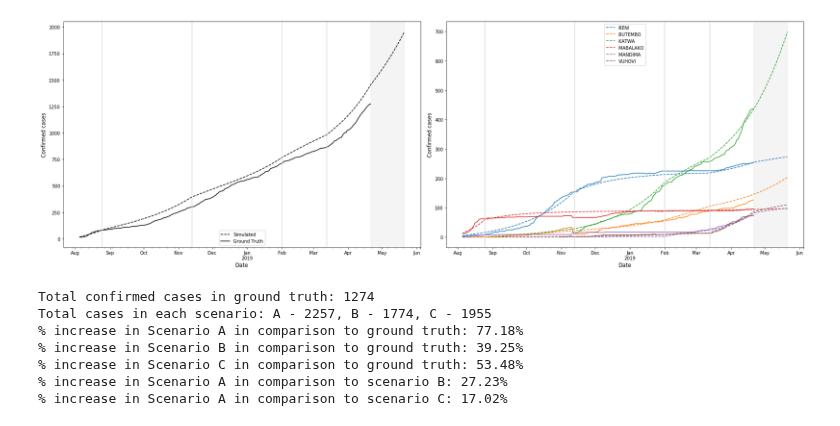
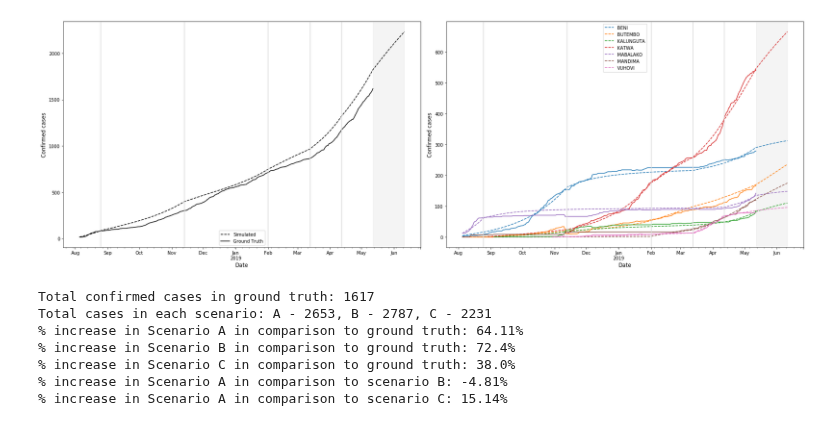
Before and after one commit to NSSAC/DRC_Ebola_2018, a Jupyter notebook: notebooks/calib_checkpointing.ipynb, the cells around one changed output. Drawn from its saved outputs; the diff is of its cells as text; code cells hidden in the pictures.

```diff
--- a/notebooks/calib_checkpointing.ipynb
+++ b/notebooks/calib_checkpointing.ipynb
@@ -18,9 +18,9 @@ from tqdm import tqdm
 def run_patchsim(x,forecast=False):
     prep_param_file(x)
     if forecast:
+        stages = 7
+    else:
         stages = 6
-    else:
-        stages = 5
 
     for s in range(stages):
         cfg = sim.read_config('../data/patchsim/calib_cps/cfg_stage{}.txt'.format(s))
@@ -49,12 +49,12 @@ def prep_param_file(x):
         param_df[param_df.stage==s][['id','beta','alpha','gamma']].to_csv('../data/patchsim/calib_cps/param_stage{}.txt'.format(s),sep=' ',index=None)
     return
 # %%
-gt = pd.read_csv('../data/Ebola_Updated_Apr21.csv', delimiter=',')
+gt = pd.read_csv('../data/ebola_drc_updates/Ebola_Updated_May12.csv', delimiter=',')
 gt['Date'] = gt.date.apply(lambda x: datetime.strptime(str(x),'%Y%m%d'))
 gt['Ob_Day'] = gt.Date.apply(lambda x : (x - datetime.strptime('20180805','%Y%m%d')).days)
 gt = gt[gt.Date>=datetime.strptime('20180805','%Y%m%d')] ## Starting on August 5th, the first non-NaN value
 
-key_hzs = gt[gt.Date==gt.Date.max()][['health_zone','total_c']].sort_values('total_c',ascending=False).head(7)['health_zone'].values
+key_hzs = gt[gt.Date==gt.Date.max()][['health_zone','total_c']].sort_values('total_c',ascending=False).head(8)['health_zone'].values
 key_hzs = sorted(list(set(key_hzs) - {'all'}))
 
 T = len(gt[gt.health_zone=='all'])
@@ -137,6 +166,9 @@ particles_df.to_csv('../outputs/cp_particles.csv')
 # x_opt = [0.2599897740591754, 0.20795955479216033, 0.11668827288373881, 0.06318717639586165, 0.20088160521758575, 0.11065333548067946, 0.17111572153950488, 0.21893585329395385]
 
 # Optimal parameter from Apr 25th run based on Apr 21st data
-x_opt = [0.24780842205989326, 0.20668127826698027, 0.13013338716881456, 0.07641718404895377, 0.21284823187006857, 0.1087054452207782, 0.18634245845318365, 0.2030580822211657]
+# x_opt = [0.24780842205989326, 0.20668127826698027, 0.13013338716881456, 0.07641718404895377, 0.21284823187006857, 0.1087054452207782, 0.18634245845318365, 0.2030580822211657]
+
+# Optimal parameter from Apr 25th run based on May 12th data
+x_opt = [0.2544839921230732, 0.20816904205295148, 0.12331984585003153, 0.06589663942463414, 0.21957826805161978, 0.10949495116113445, 0.16633438459897612, 0.21157030175615732, 0.16550594035642716, 0.14436121066875687, 0.21629832228389465]
 # %%
 out_dict = {}
@@ -152,16 +182,16 @@ scenario = 'C'
 if forecast:
 
     if scenario=='A':
-        temp = pd.read_csv('../data/patchsim/calib_cps/param_stage4.txt',delim_whitespace=True)
-        temp.to_csv('../data/patchsim/calib_cps/param_stage5.txt',sep=' ',index=None)
+        temp = pd.read_csv('../data/patchsim/calib_cps/param_stage5.txt',delim_whitespace=True)
+        temp.to_csv('../data/patchsim/calib_cps/param_stage6.txt',sep=' ',index=None)
 
     if scenario=='B':
-        temp = pd.read_csv('../data/patchsim/calib_cps/param_stage3.txt',delim_whitespace=True)
-        temp.to_csv('../data/patchsim/calib_cps/param_stage5.txt',sep=' ',index=None)
+        temp = pd.read_csv('../data/patchsim/calib_cps/param_stage4.txt',delim_whitespace=True)
+        temp.to_csv('../data/patchsim/calib_cps/param_stage6.txt',sep=' ',index=None)
 
     if scenario=='C':
-        temp = pd.read_csv('../data/patchsim/calib_cps/param_stage2.txt',delim_whitespace=True)
-        temp.to_csv('../data/patchsim/calib_cps/param_stage5.txt',sep=' ',index=None)
+        temp = pd.read_csv('../data/patchsim/calib_cps/param_stage3.txt',delim_whitespace=True)
+        temp.to_csv('../data/patchsim/calib_cps/param_stage6.txt',sep=' ',index=None)
 
 out_df = run_patchsim(x_opt,forecast)
 
@@ -185,7 +215,7 @@ axarr[1].set_prop_cycle(None)
 for h in key_hzs:
     gt[gt.health_zone==h.capitalize()].reset_index().plot(x='Date',y='total_c',ax=axarr[1],legend=None)
 
-cp_timings = [20,100,180,220]
+cp_timings = [20,100,180,220,250]
 cp_dates = gt[gt.Ob_Day.isin(cp_timings)]['Date'].unique()
 for t in cp_dates:
     axarr[0].axvline(t,color='#dbdbdb')
@@ -200,34 +230,34 @@ axarr[0].set_xlabel('Date',fontsize=12)
 axarr[1].set_xlabel('Date',fontsize=12)
 
 axarr[0].set_ylabel('Confirmed cases',fontsize=12)
 axarr[1].set_ylabel('Confirmed cases',fontsize=12)
 
 if forecast:
     axarr[0].axvspan(dates[-horizon-1],dates[-1],color='#dbdbdb',alpha=0.3)
     axarr[1].axvspan(dates[-horizon-1],dates[-1],color='#dbdbdb',alpha=0.3)
 
     #plt.suptitle('Forecast Scenario {}'.format(scenario),fontsize=16)
     plt.tight_layout()
     plt.savefig('../plots/forecast_scenario_{}.png'.format(scenario),dpi=100)
 else:
     #plt.suptitle('Model calibration',fontsize=16)
     plt.tight_layout()
     plt.savefig('../plots/model_calibration.png',dpi=100)
 
 
 if forecast:
     out_df.index = out_df.index.str.replace('_',' ')
     out_df.columns = np.arange(1,len(out_df.columns)+1)
     out_wk = out_df.groupby((out_df.columns - 1)// 7, axis=1).sum()
     wk_range = out_wk.columns[:-1]
     out_wk = out_wk[wk_range]
 
     out_wk['Last5'] = out_wk[wk_range[-5:]].sum(axis=1)
     temp_df = out_wk.sort_values('Last5',ascending=False)[['Last5']]
     temp_df['risk_index'] = temp_df.Last5/temp_df.Last5.sum()
     temp_df[['risk_index']].head(10).to_html('../plots/risk_table_{}.html'.format(scenario))
 # %% [output]
-[figure, old version]
+[figure, new version]
 # %%
 curve_a = out_dict['A'].sum().cumsum().values
 curve_b = out_dict['B'].sum().cumsum().values
@@ -249,12 +279,12 @@ print('% increase in Scenario C in comparison to ground truth: {}%'.format(round
 print('% increase in Scenario A in comparison to scenario B: {}%'.format(round((tot_a-tot_b)*100/tot_b,2)))
 print('% increase in Scenario A in comparison to scenario C: {}%'.format(round((tot_a-tot_c)*100/tot_b,2)))
 # %% [output]
-Total confirmed cases in ground truth: 1274
-Total cases in each scenario: A - 2257, B - 1774, C - 1955
-% increase in Scenario A in comparison to ground truth: 77.18%
-% increase in Scenario B in comparison to ground truth: 39.25%
-% increase in Scenario C in comparison to ground truth: 53.48%
-% increase in Scenario A in comparison to scenario B: 27.23%
-% increase in Scenario A in comparison to scenario C: 17.02%
+Total confirmed cases in ground truth: 1617
+Total cases in each scenario: A - 2653, B - 2787, C - 2231
+% increase in Scenario A in comparison to ground truth: 64.11%
+% increase in Scenario B in comparison to ground truth: 72.4%
+% increase in Scenario C in comparison to ground truth: 38.0%
+% increase in Scenario A in comparison to scenario B: -4.81%
+% increase in Scenario A in comparison to scenario C: 15.14%
 # %%
 for k in out_dict.keys():
```
Also changed, not shown: parts of 5 cells of this notebook, 29 other files.
